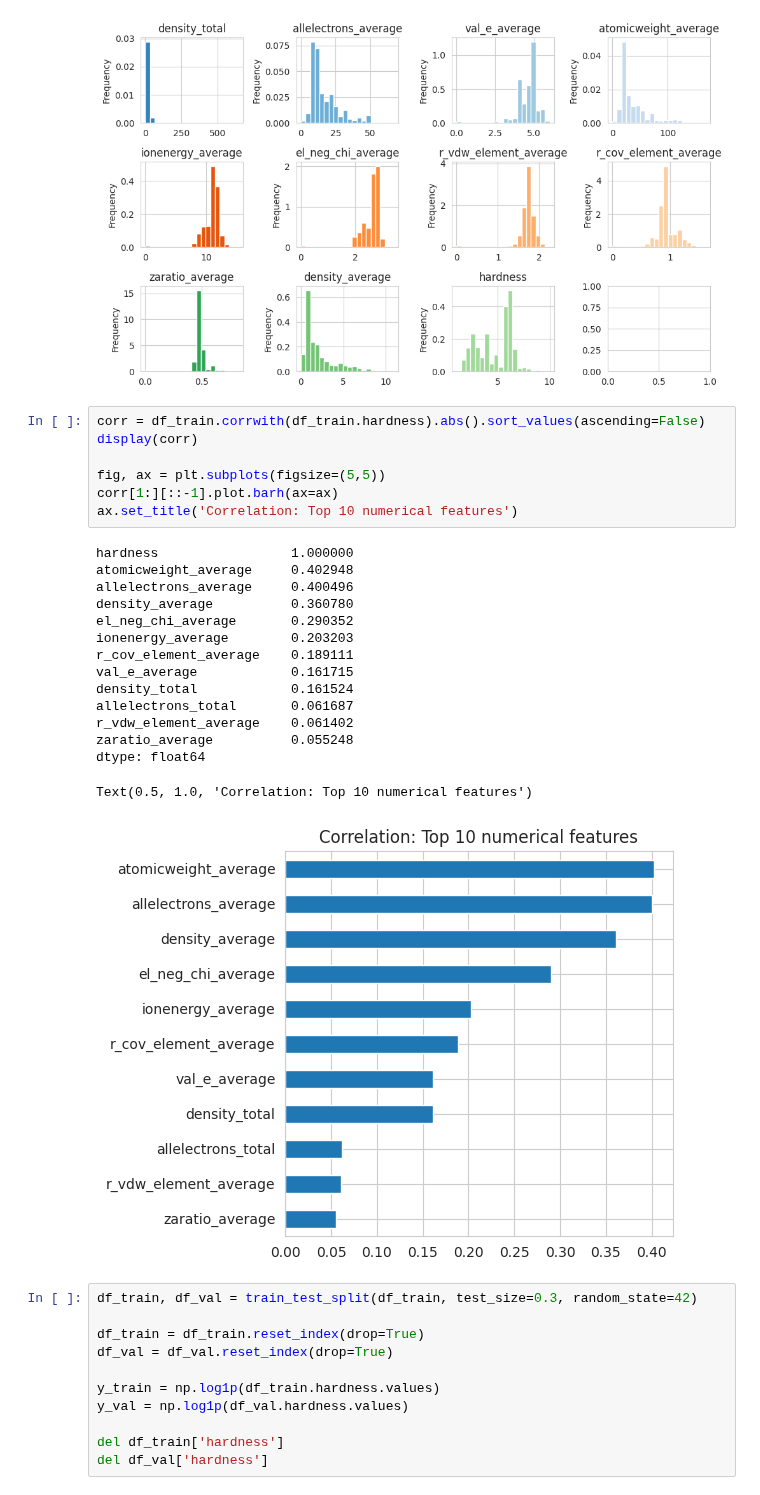
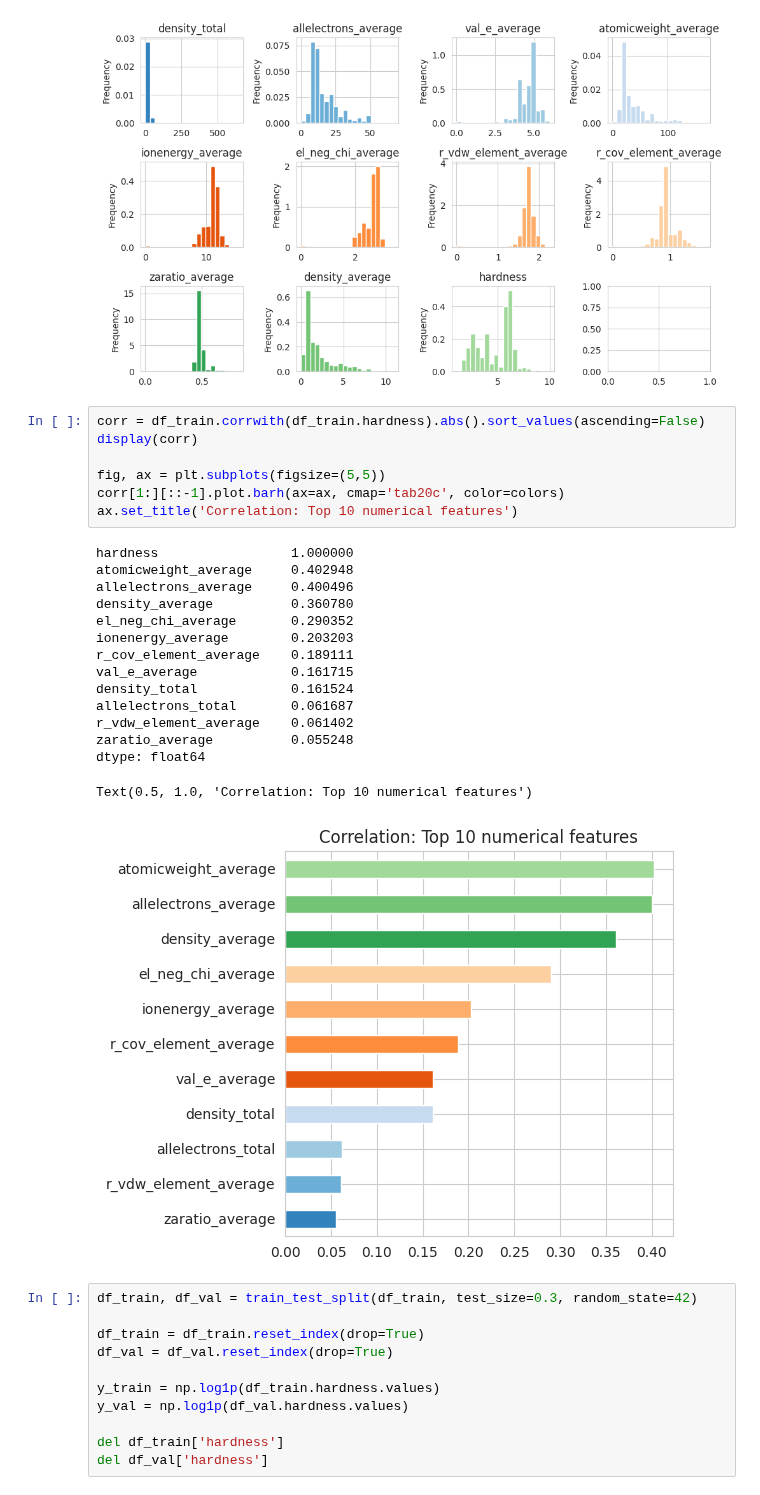
Before and after one commit to abhirup-ghosh/kaggle, a Jupyter notebook: mohs-hardness-fnn-predictor.ipynb, the cells around one changed output. Saved outputs shown, nothing was run; the diff lists cells and outputs as text.

```diff
--- a/mohs-hardness-fnn-predictor.ipynb
+++ b/mohs-hardness-fnn-predictor.ipynb
@@ -133,26 +135,26 @@ plt.tight_layout()
 # %%
 corr = df_train.corrwith(df_train.hardness).abs().sort_values(ascending=False)
 display(corr)
 
 fig, ax = plt.subplots(figsize=(5,5))
-corr[1:][::-1].plot.barh(ax=ax)
+corr[1:][::-1].plot.barh(ax=ax, cmap='tab20c', color=colors)
 ax.set_title('Correlation: Top 10 numerical features')
 # %% [output]
 hardness                 1.000000
 atomicweight_average     0.402948
 allelectrons_average     0.400496
 density_average          0.360780
 el_neg_chi_average       0.290352
 ionenergy_average        0.203203
 r_cov_element_average    0.189111
 val_e_average            0.161715
 density_total            0.161524
 allelectrons_total       0.061687
 r_vdw_element_average    0.061402
 zaratio_average          0.055248
 dtype: float64
 Text(0.5, 1.0, 'Correlation: Top 10 numerical features')
-[figure, old version]
+[figure, new version]
 # %%
 df_train, df_val = train_test_split(df_train, test_size=0.3, random_state=42)
 
```
Also changed, not shown: parts of 5 cells of this notebook.
